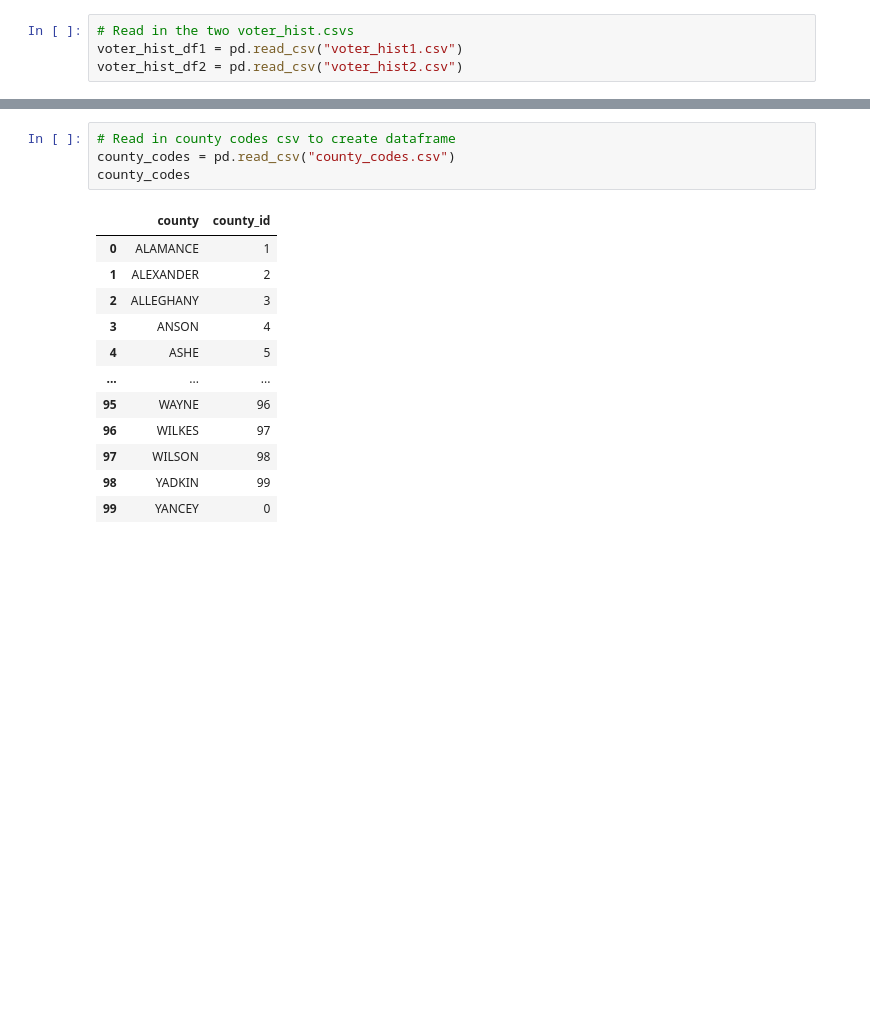
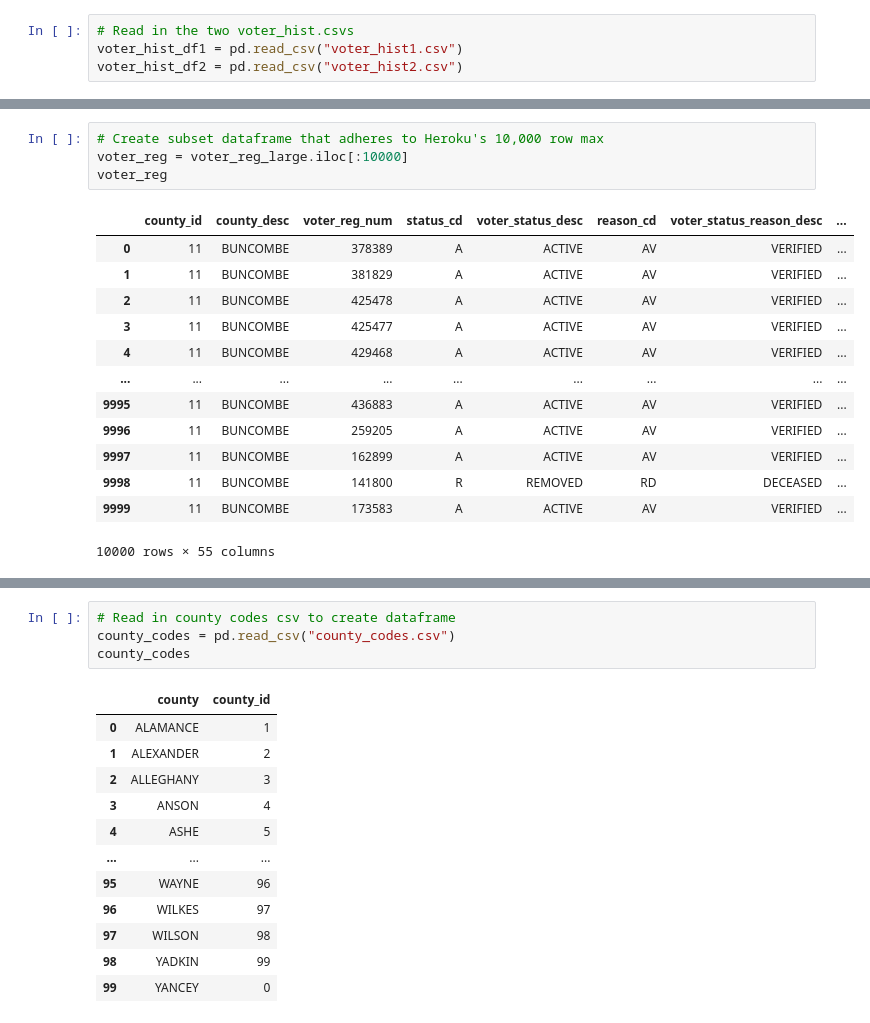
Before and after one commit to shellymnixon/ETL-Project, a Jupyter notebook: Buncombe_Data_small_files.ipynb, the cells around one changed output, grey strips where cells are left out. Drawn from its saved outputs; the diff is of its cells as text; blank space fills up the shorter version.

```diff
--- a/Buncombe_Data_small_files.ipynb
+++ b/Buncombe_Data_small_files.ipynb
@@ -105,3 +101,21 @@ voter_identifiers.head()
+# %%
+# Create subset dataframe that adheres to Heroku's 10,000 row max
+voter_reg = voter_reg_large.iloc[:10000]
+voter_reg
+# %% [output]
+|  | county_id | county_desc | voter_reg_num | status_cd | voter_status_desc | reason_cd | voter_status_reason_desc | ... |
+| 0 | 11 | BUNCOMBE | 378389 | A | ACTIVE | AV | VERIFIED | ... |
+| 1 | 11 | BUNCOMBE | 381829 | A | ACTIVE | AV | VERIFIED | ... |
+| 2 | 11 | BUNCOMBE | 425478 | A | ACTIVE | AV | VERIFIED | ... |
+| 3 | 11 | BUNCOMBE | 425477 | A | ACTIVE | AV | VERIFIED | ... |
+| 4 | 11 | BUNCOMBE | 429468 | A | ACTIVE | AV | VERIFIED | ... |
+| ... | ... | ... | ... | ... | ... | ... | ... | ... |
+| 9995 | 11 | BUNCOMBE | 436883 | A | ACTIVE | AV | VERIFIED | ... |
+| 9996 | 11 | BUNCOMBE | 259205 | A | ACTIVE | AV | VERIFIED | ... |
+| 9997 | 11 | BUNCOMBE | 162899 | A | ACTIVE | AV | VERIFIED | ... |
+| 9998 | 11 | BUNCOMBE | 141800 | R | REMOVED | RD | DECEASED | ... |
+| 9999 | 11 | BUNCOMBE | 173583 | A | ACTIVE | AV | VERIFIED | ... |
+10000 rows × 55 columns
 # %%
 # Pull out demographic information columns to create voter demographic dataframe
 voter_demo = voter_reg[['res_city_desc', 'state_cd', 'zip_code', 'race_code', 'ethnic_code', 'party_cd', 'gender_code',\
```
Also changed, not shown: parts of 21 cells of this notebook, 1 other file.
